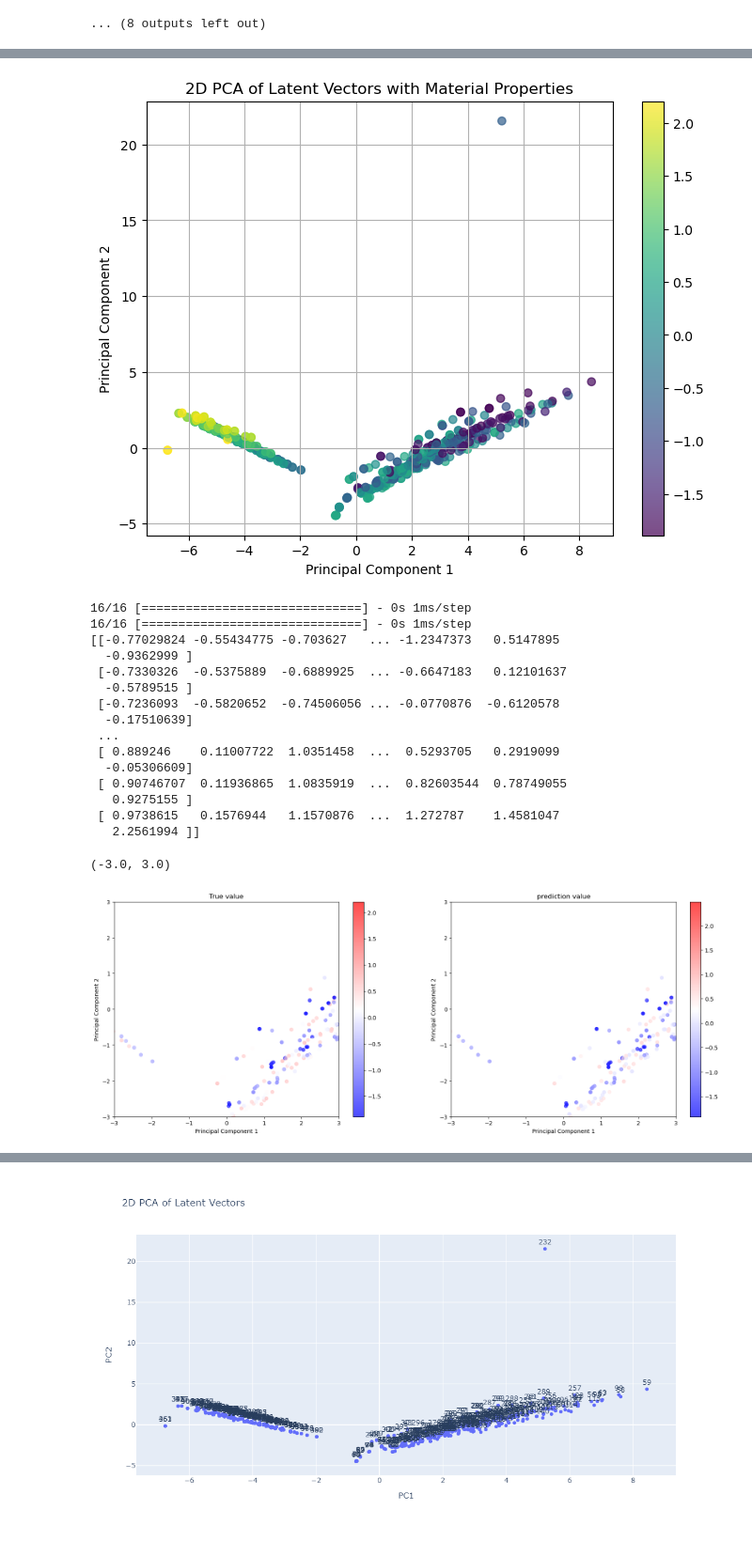
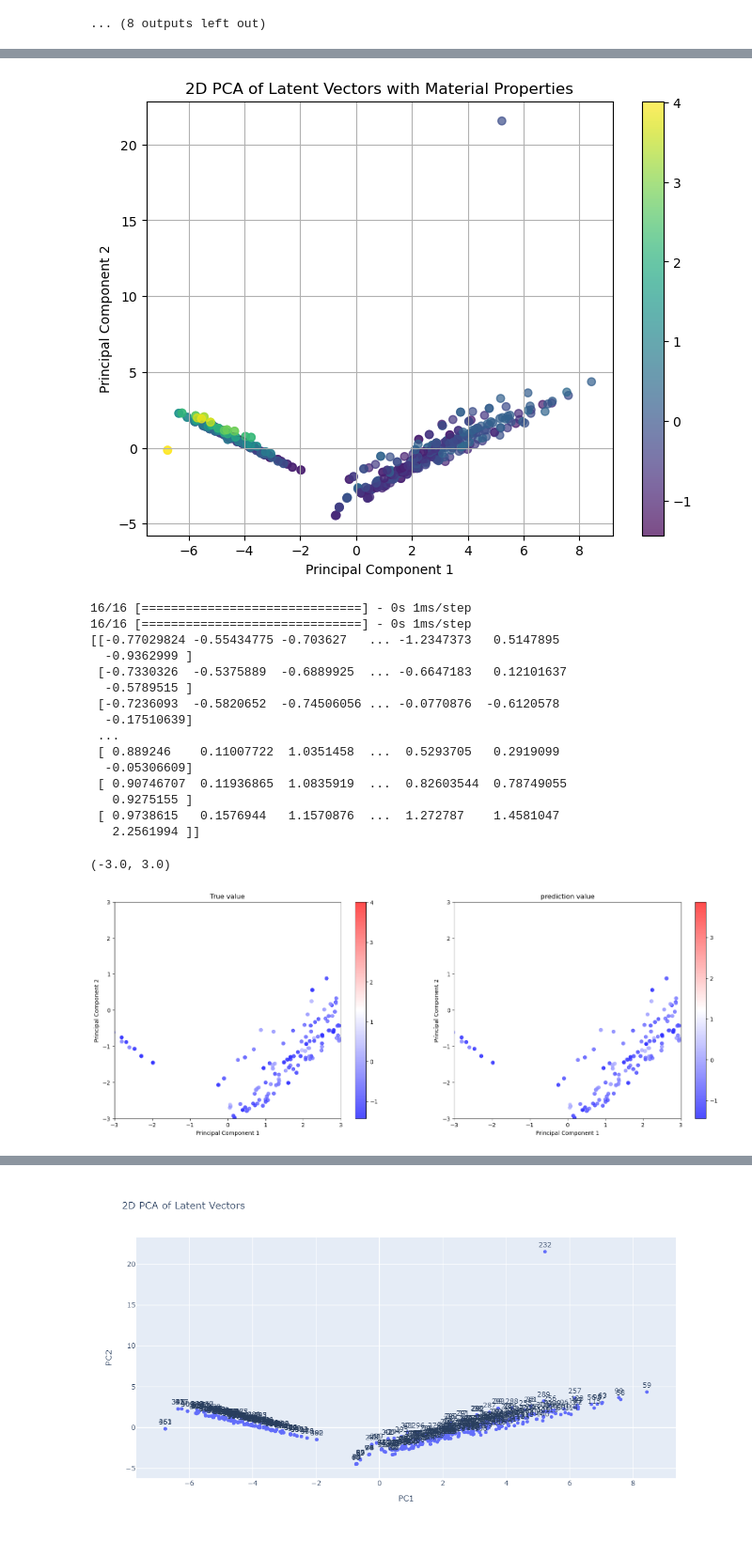
Before and after one commit to Benny9939/final_report, a Jupyter notebook: Autoencoder.ipynb, the cells around one changed output, grey strips where cells are left out. Shown at 94% size. Saved outputs shown, nothing was run; the diff lists cells and outputs as text; code cells hidden in the pictures.

```diff
--- a/Autoencoder.ipynb
+++ b/Autoencoder.ipynb
@@ -175,7 +175,7 @@ import matplotlib.pyplot as plt
 
 # 假設 encoder_model 是從autoencoder中提取的編碼部分
 latent_vector = encoder.predict(data_scaled)
-N_d = 8
+N_d = 9
 
 # 使用PCA將隱藏層的向量壓縮到2維
 pca = PCA(n_components=2)
@@ -196,4 +196,4 @@ plt.show()
-[figure, old version]
+[figure, new version]
 # %%
 from sklearn.decomposition import PCA
 import matplotlib.pyplot as plt
@@ -269,7 +269,7 @@ plt.ylim(-ylim, ylim)
  [ 0.9738615   0.1576944   1.1570876  ...  1.272787    1.4581047
    2.2561994 ]]
 (-3.0, 3.0)
-[figure, old version]
+[figure, new version]
 # %%
 # 設定latent space視覺化空間
 x = np.arange(-xlim, xlim+0.1, 0.1)
```
Also changed, not shown: parts of 4 cells of this notebook, 4 other files.
